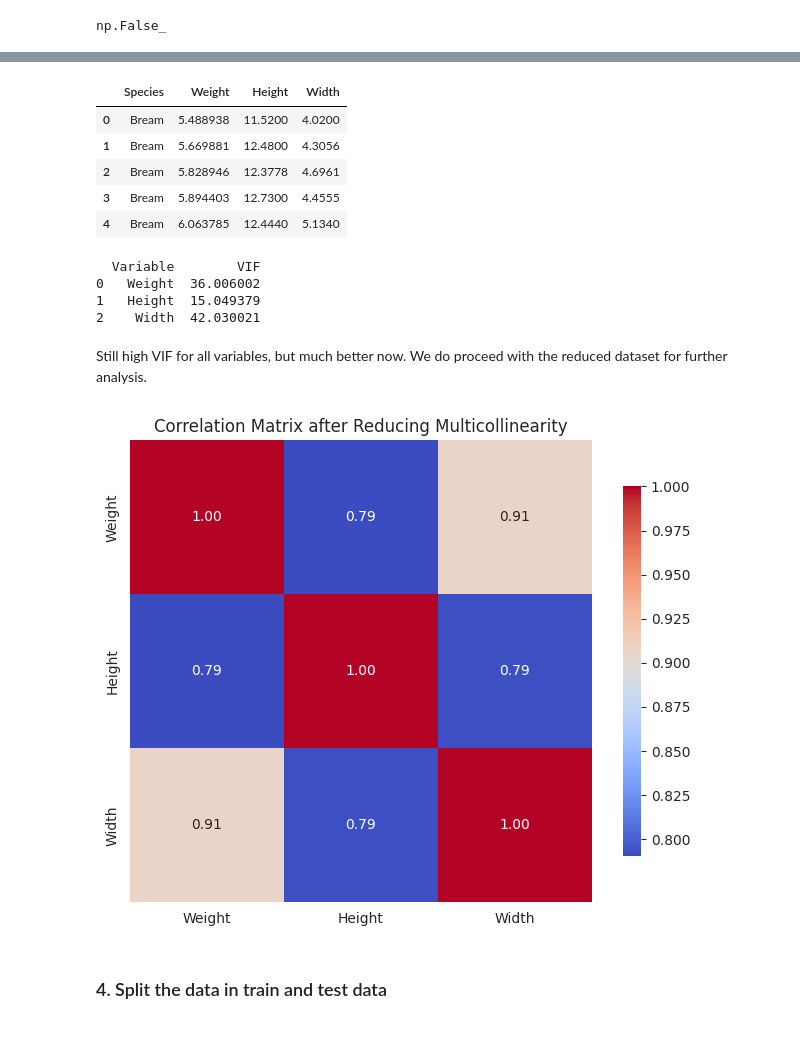
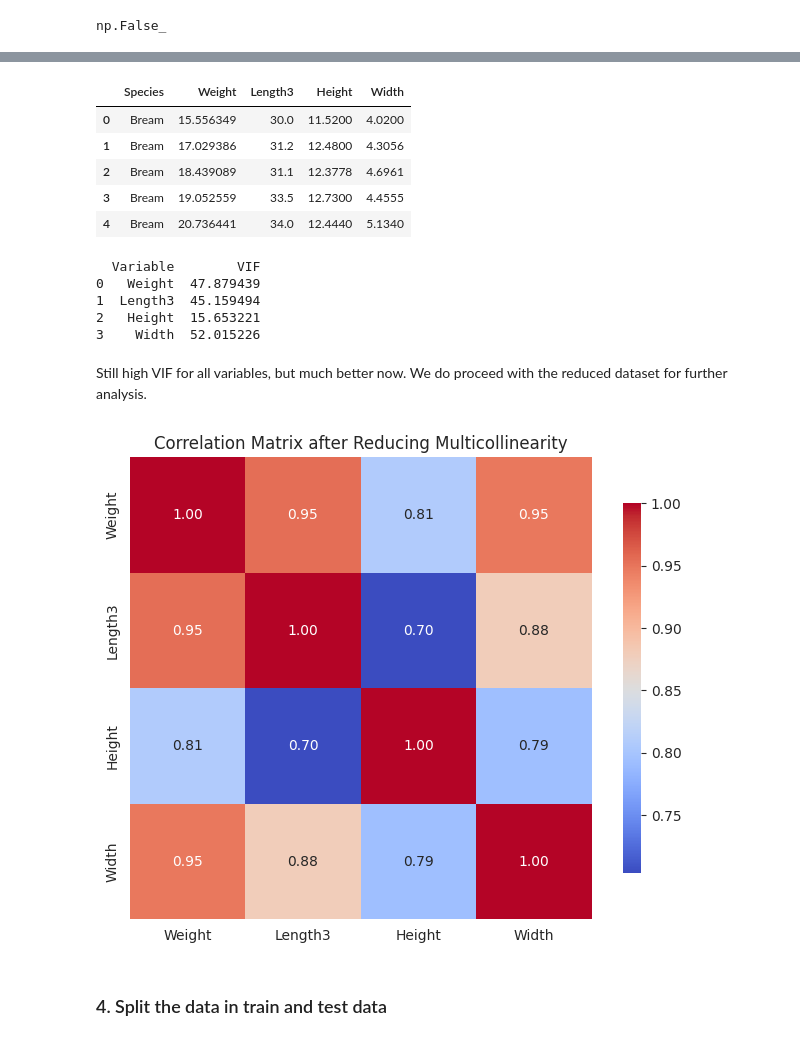
Before and after one commit to StefanFSmid/ASDA_2025_Group_3_Porfolio, a Jupyter notebook: notebooks/week_07_group_3_notebook.ipynb, the cells around one changed output, grey strips where cells are left out. Drawn from its saved outputs; the diff is of its cells as text; code cells hidden in the pictures.

```diff
--- a/notebooks/week_07_group_3_notebook.ipynb
+++ b/notebooks/week_07_group_3_notebook.ipynb
@@ -97,3 +130,0 @@ Correlation Matrix and Multicolinearity Check
-# %%
-# Creating a dummy variable for Species (numbers only)
-fish_df['Species'] = fish_df['Species'].astype('category').cat.codes
@@ -139,23 +134,34 @@ plt.show()
 # weight is dependent variable
 # as a tight matplotlib subplot layout
 
-# Create a 1x2 subplot layout
-plt.figure(figsize=(12, 6))
-plt.subplot(1, 2, 1)
+# Create a 1x3 subplot layout
+plt.figure(figsize=(18, 6))
+plt.subplot(1, 3, 1)
 sns.histplot(fish_df['Weight'], kde=True)
 plt.title('Distribution of Fish Weight')
 plt.xlabel('Weight')
 plt.ylabel('Frequency')
+
 # log transformation is needed
-fish_df['Weight'] = fish_df['Weight'].apply(lambda x: np.log(x) if x > 0 else 0)
 
 # log plot
-plt.subplot(1, 2, 2)
-sns.histplot(fish_df['Weight'], kde=True)
+plt.subplot(1, 3, 2)
+log_df = fish_df.copy()
+log_df['Weight'] = log_df['Weight'].apply(lambda x: np.log(x) if x > 0 else 0)
+sns.histplot(log_df['Weight'], kde=True)
 plt.title('Distribution of Log-Transformed Fish Weight')
 plt.xlabel('Log(Weight)')
 plt.ylabel('Frequency')
 
+# add sqrt plot as well
+plt.subplot(1, 3, 3)
+sqrt_df = fish_df.copy()
+sqrt_df['Weight'] = sqrt_df['Weight'].apply(lambda x: np.sqrt(x) if x >= 0 else 0)
+sns.histplot(sqrt_df['Weight'], kde=True)
+plt.title('Distribution of Sqrt-Transformed Fish Weight')
+plt.xlabel('Sqrt(Weight)')
+plt.ylabel('Frequency')
+
 plt.tight_layout()
 plt.show()
 # %% [output]
@@ -195,36 +213,37 @@ In this case this means we should consider removing "Length1", "Length2", and "L
 # %%
-# dropping Length1, Length2, Length3
-fish_df_reduced = fish_df.drop(columns=['Length1', 'Length2', 'Length3'])
-fish_df_reduced.head()
+# dropping Length1 and Length2 while Length3 is kept as it is the most representative length measure (combination of both)
+sqrt_df_reduced = sqrt_df.drop(columns=['Length1', 'Length2'])
+sqrt_df_reduced.head()
 # %% [output]
-|  | Species | Weight | Height | Width |
-| 0 | Bream | 5.488938 | 11.5200 | 4.0200 |
-| 1 | Bream | 5.669881 | 12.4800 | 4.3056 |
-| 2 | Bream | 5.828946 | 12.3778 | 4.6961 |
-| 3 | Bream | 5.894403 | 12.7300 | 4.4555 |
-| 4 | Bream | 6.063785 | 12.4440 | 5.1340 |
+|  | Species | Weight | Length3 | Height | Width |
+| 0 | Bream | 15.556349 | 30.0 | 11.5200 | 4.0200 |
+| 1 | Bream | 17.029386 | 31.2 | 12.4800 | 4.3056 |
+| 2 | Bream | 18.439089 | 31.1 | 12.3778 | 4.6961 |
+| 3 | Bream | 19.052559 | 33.5 | 12.7300 | 4.4555 |
+| 4 | Bream | 20.736441 | 34.0 | 12.4440 | 5.1340 |
 # %%
 # Recalculate VIF after dropping redundant variables
-numerical_df_reduced = fish_df_reduced.select_dtypes(include=['number'])
+numerical_df_reduced = sqrt_df_reduced.select_dtypes(include=['number'])
 vif_df_reduced = calculate_vif(numerical_df_reduced)
 print(vif_df_reduced)
 # %% [output]
   Variable        VIF
-0   Weight  36.006002
-1   Height  15.049379
-2    Width  42.030021
+0   Weight  47.879439
+1  Length3  45.159494
+2   Height  15.653221
+3    Width  52.015226
 # %% [markdown]
 Still high VIF for all variables, but much better now.
 We do proceed with the reduced dataset for further analysis.
 # %%
 # Final correlation matrix after dropping redundant variables
-correlation_matrix_reduced = fish_df_reduced.select_dtypes(include=['number']).corr()
+correlation_matrix_reduced = numerical_df_reduced.corr()
 plt.figure(figsize=(8, 6))
 sns.heatmap(correlation_matrix_reduced, annot=True, fmt=".2f", cmap='coolwarm', square=True, cbar_kws={"shrink": .8})
 plt.title('Correlation Matrix after Reducing Multicollinearity')
 plt.show()
 # %% [output]
-[figure, old version]
+[figure, new version]
 # %% [markdown]
 ### 4. Split the data in train and test data
 # %%
```
Also changed, not shown: parts of 31 cells of this notebook, 1 other file.
